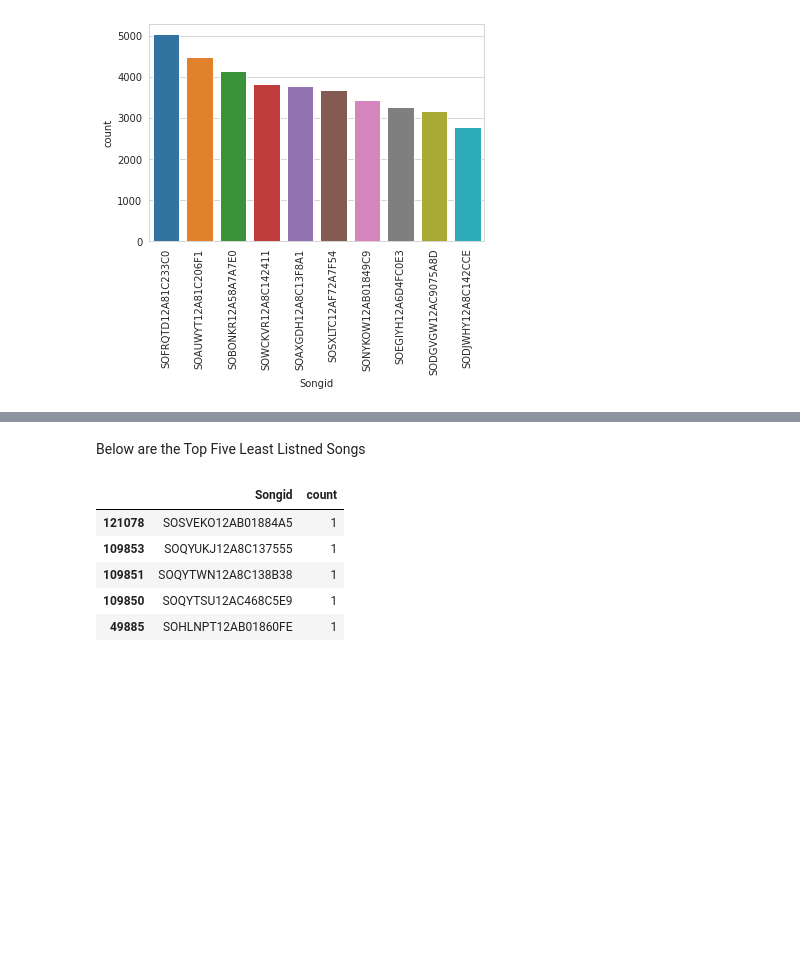
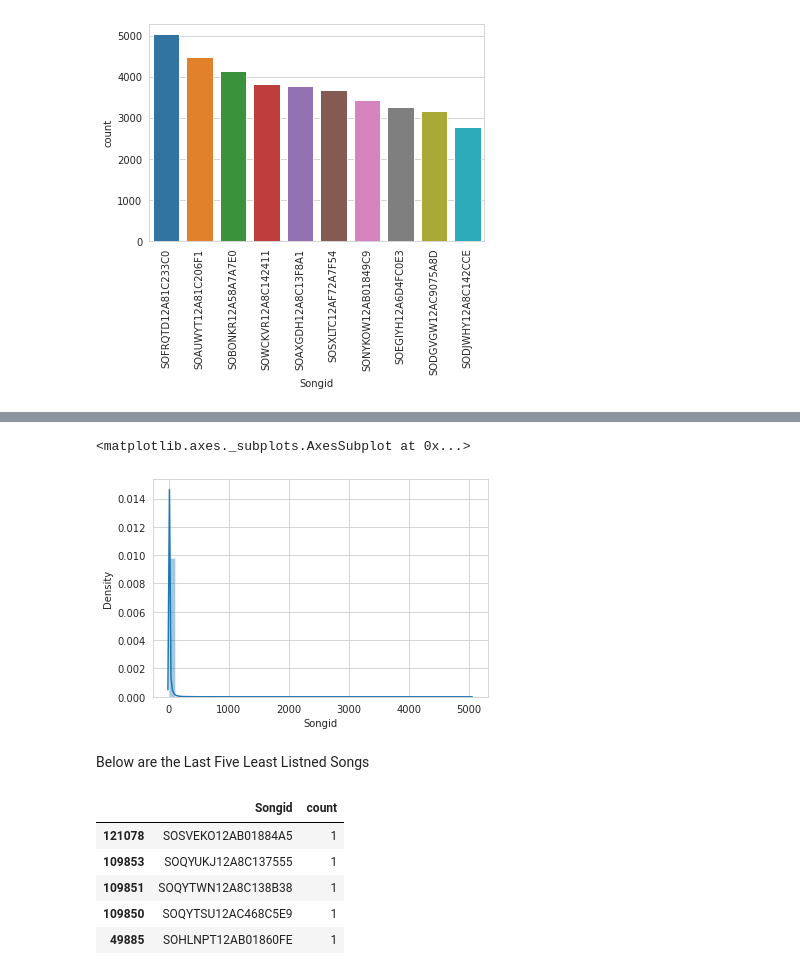
Before and after one commit to GousemujeebShaik/Case-Studies, a Jupyter notebook: RecomenderSystem.ipynb, the cells around one changed output, grey strips where cells are left out. Saved outputs shown, nothing was run; the diff lists cells and outputs as text; code cells hidden in the pictures; blank space fills up the shorter version.

```diff
--- a/RecomenderSystem.ipynb
+++ b/RecomenderSystem.ipynb
@@ -223,3 +262,5 @@ plt.xticks(rotation=90)
 (array([0, 1, 2, 3, 4, 5, 6, 7, 8, 9]),
  <a list of 10 Text major ticklabel objects>)
 [figure]
+# %%
+song_popularity=df_merge['Songid'].value_counts()
@@ -226,5 +282,10 @@ plt.xticks(rotation=90)
+# %%
+sns.distplot(song_popularity, hist=True, kde=True)
+# %% [output]
+<matplotlib.axes._subplots.AxesSubplot at 0x...>
+[figure, added]
 # %% [markdown]
-Below are the Top Five Least Listned Songs
+Below are the Last Five Least Listned Songs
 # %%
 df_merge[['Userid','Songid']].groupby(['Songid'])['Songid'].count().reset_index(name='count').sort_values(['count'], ascending=True).head(5)
 # %% [output]
```
Also changed, not shown: parts of 55 cells of this notebook.
